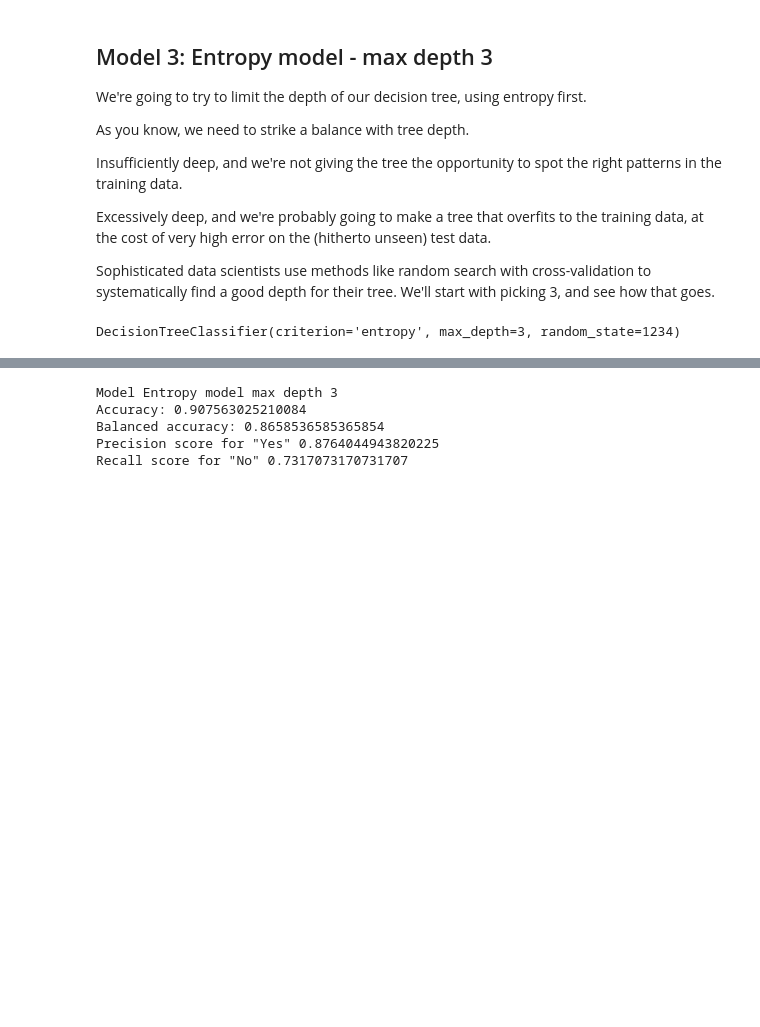
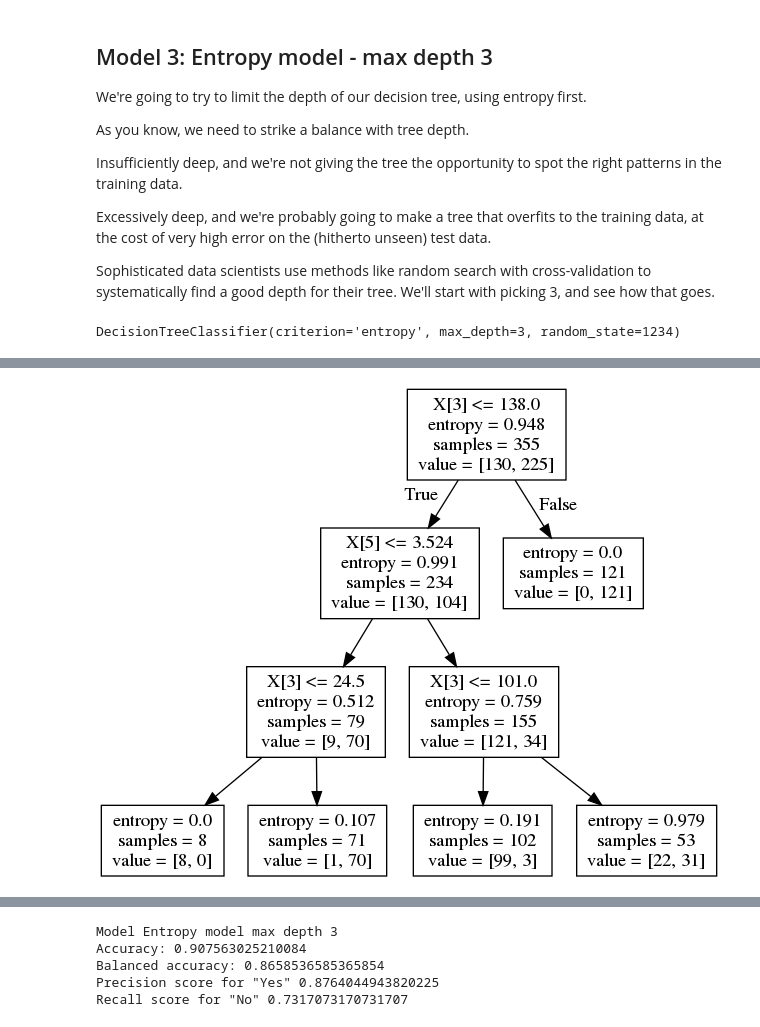
Before and after one commit to rkarpman/Springboard, a Jupyter notebook: Diner_coffee_case_study/coffee_case_study.ipynb, the cells around one changed output, grey strips where cells are left out. Cells and saved outputs as stored; diff of their text form; code cells hidden in the pictures; blank space fills up the shorter version.

```diff
--- a/Diner_coffee_case_study/coffee_case_study.ipynb
+++ b/Diner_coffee_case_study/coffee_case_study.ipynb
@@ -488,15 +491,7 @@ entr_model2
 DecisionTreeClassifier(criterion='entropy', max_depth=3, random_state=1234)
 # %%
 # As before, we need to visualize the tree to grasp its nature
-dot_data = tree.export_graphviz(entr_model2, out_file=None)
-graph=graphviz.Source(dot_data)
-display(graph)
-
-# Alternatively for class_names use entr_model2.classes_
-dot_data = tree.export_graphviz(entr_model2,
-                                class_names = entr_model2.classes_,
-                                feature_names = X.columns,
-                                out_file=None)
-graph=graphviz.Source(dot_data)
-display(graph)
+out_file=tree.export_graphviz(entr_model2)
+graph=pydotplus.graph_from_dot_data(out_file)
+Image(graph.create_png())
 # %% [output]
@@ -504,0 +498 @@ display(graph)
+[figure, added]
```
Also changed, not shown: parts of 15 cells of this notebook.
